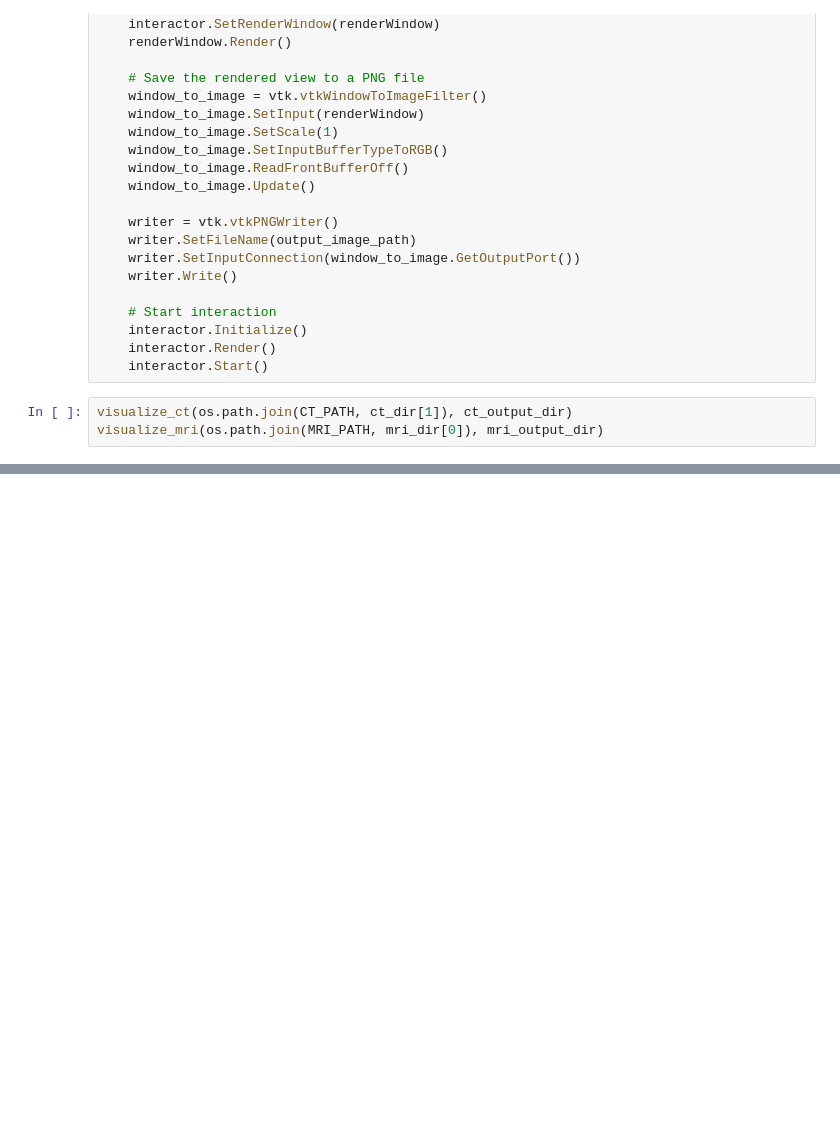
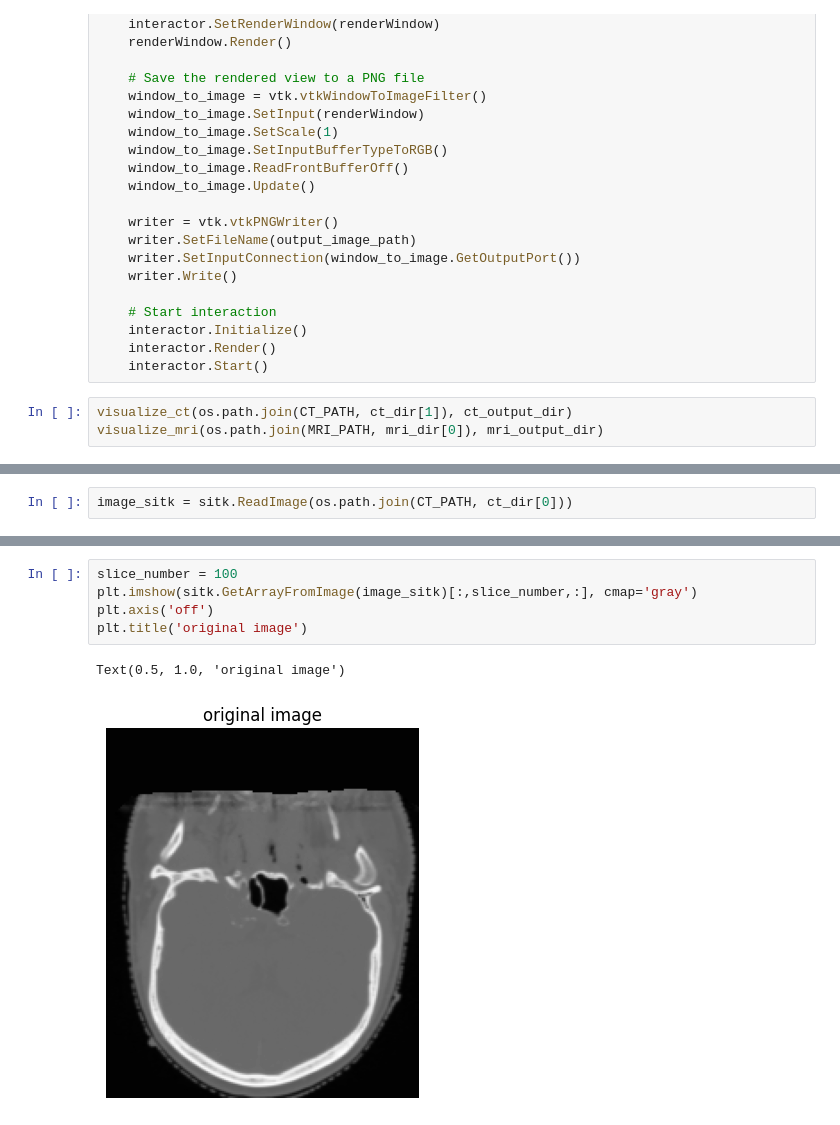
Before and after one commit to taenayat/mri_to_ct, a Jupyter notebook: python_scripts/artifact_removal_ct.ipynb, the cells around one changed output, grey strips where cells are left out. Drawn from its saved outputs; the diff is of its cells as text; blank space fills up the shorter version.

```diff
--- a/python_scripts/artifact_removal_ct.ipynb
+++ b/python_scripts/artifact_removal_ct.ipynb
@@ -1079,0 +1251,2 @@ visualize_mri(os.path.join(MRI_PATH, mri_dir[0]), mri_output_dir)
+# %%
+image_sitk = sitk.ReadImage(os.path.join(CT_PATH, ct_dir[0]))
@@ -1079,0 +1260,8 @@ visualize_mri(os.path.join(MRI_PATH, mri_dir[0]), mri_output_dir)
+# %%
+slice_number = 100
+plt.imshow(sitk.GetArrayFromImage(image_sitk)[:,slice_number,:], cmap='gray')
+plt.axis('off')
+plt.title('original image')
+# %% [output]
+Text(0.5, 1.0, 'original image')
+[figure, added]
```
Also changed, not shown: parts of 14 cells of this notebook, 7 other files.
